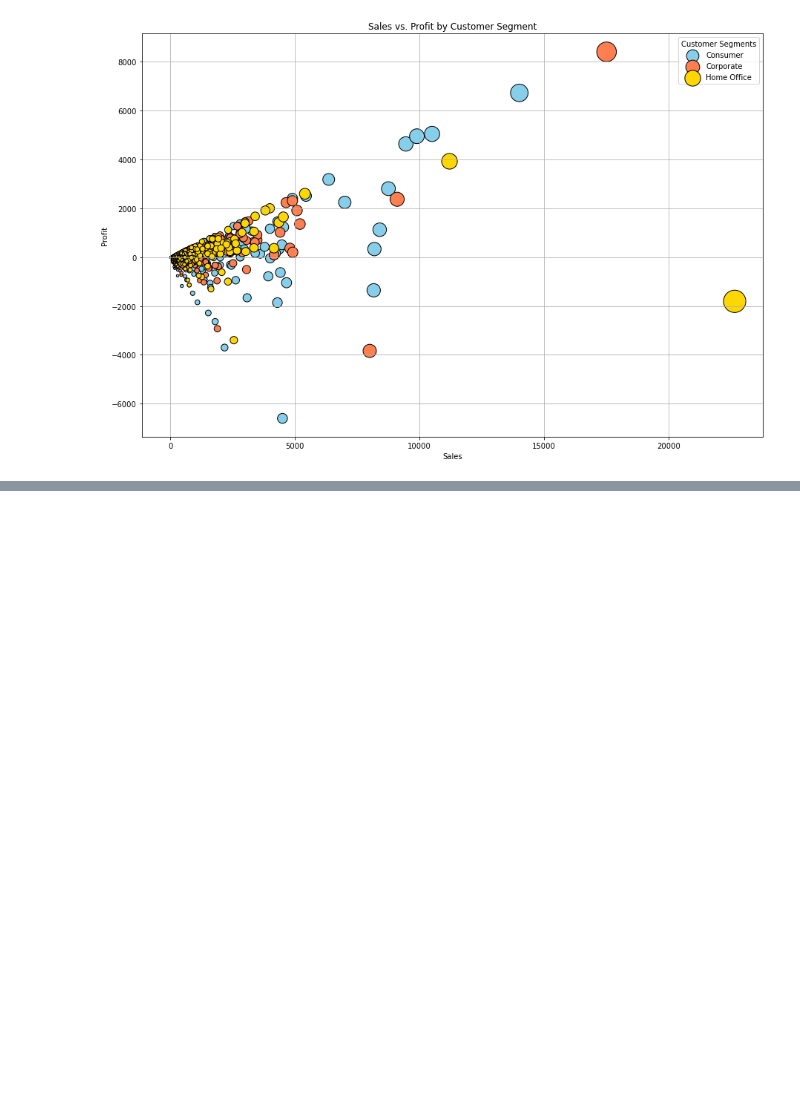
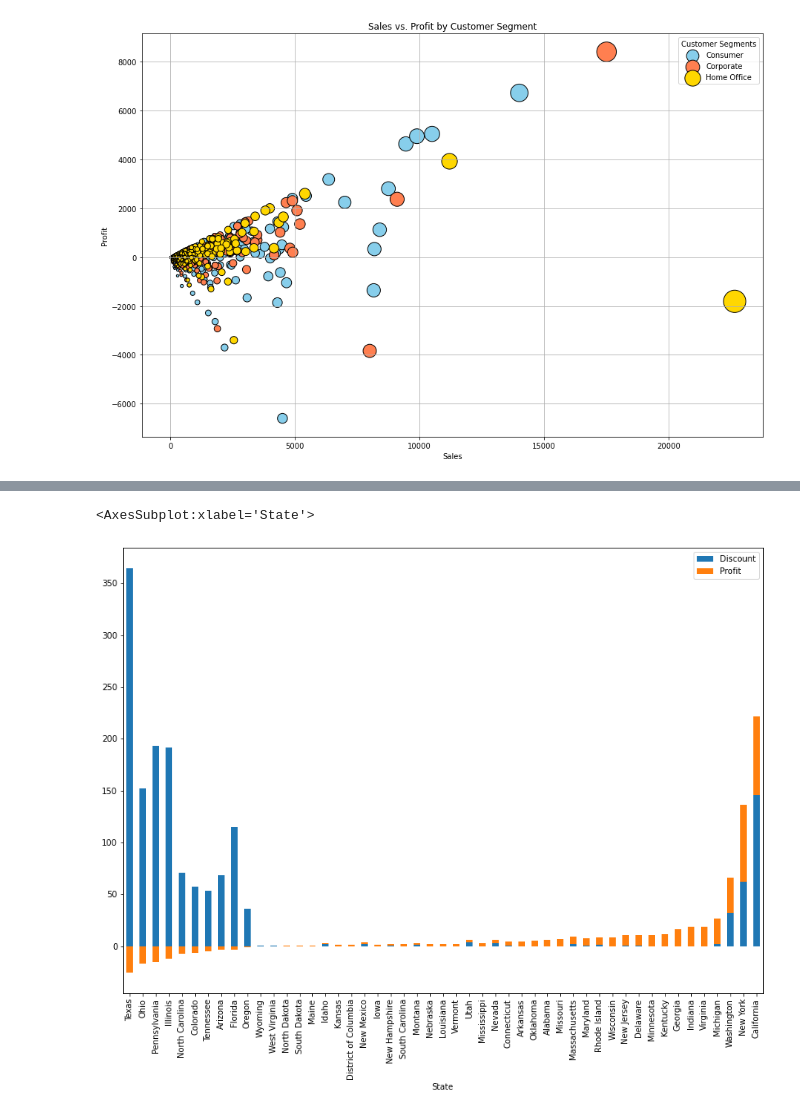
Before and after one commit to carrotdip/SuperStore, a Jupyter notebook: SuperStore_Analysis.ipynb, the cells around one changed output, grey strips where cells are left out. Saved outputs shown, nothing was run; the diff lists cells and outputs as text; code cells hidden in the pictures; blank space fills up the shorter version.

```diff
--- a/SuperStore_Analysis.ipynb
+++ b/SuperStore_Analysis.ipynb
@@ -205,0 +211,9 @@ plt.show()
+# %%
+# Stacked discount and profit
+dp_by_state = superstore_df.groupby(['State']).sum()[['Discount','Profit']].reset_index().sort_values(by='Profit', ascending=True)
+dp_by_state['Profit'] = dp_by_state['Profit']/1000
+dp_by_state = dp_by_state.set_index('State')
+dp_by_state.plot(kind='bar',stacked=True, figsize=[14,10])
+# %% [output]
+<AxesSubplot:xlabel='State'>
+[figure, added]
```
Also changed, not shown: parts of 7 cells of this notebook, 1 other file.
